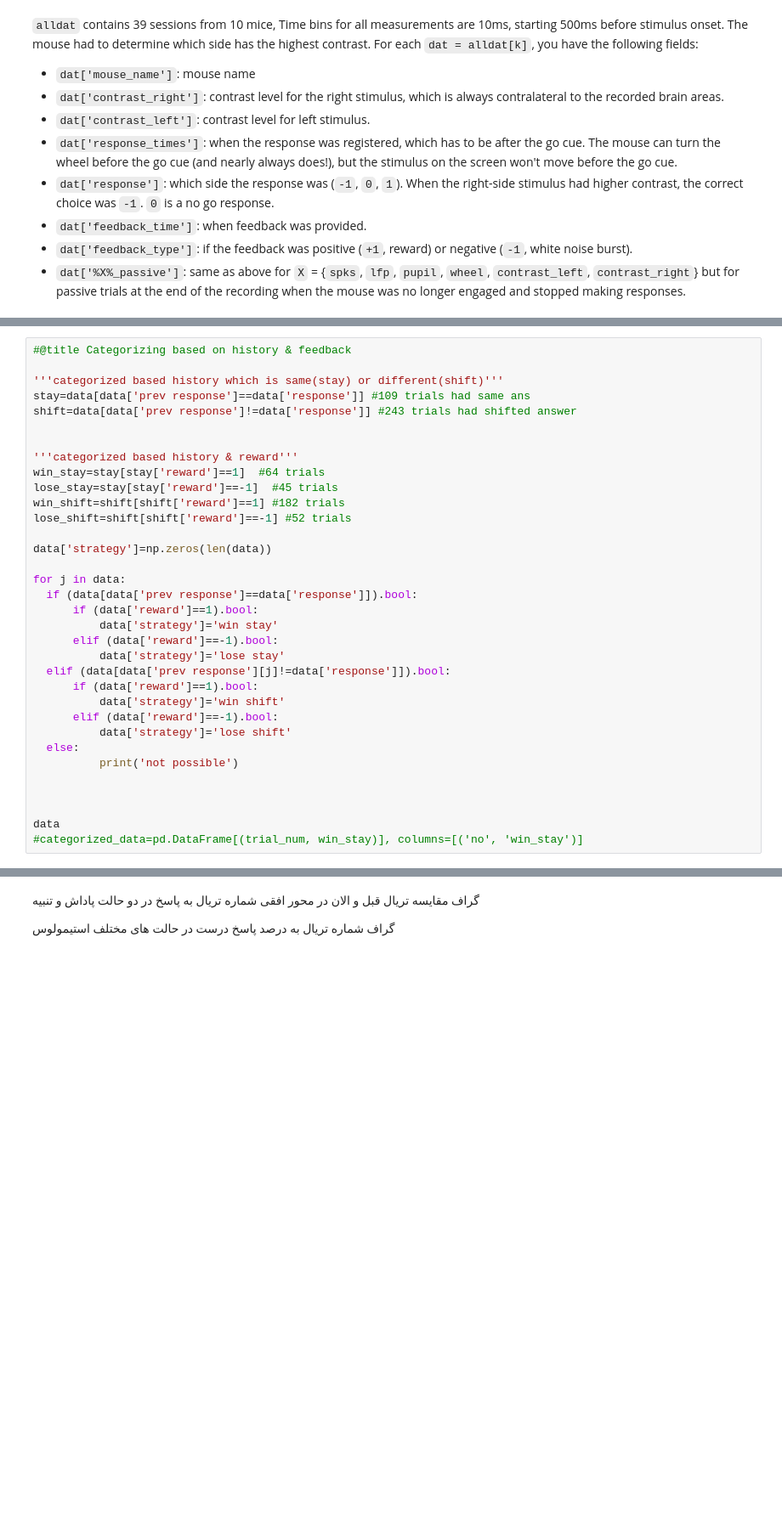
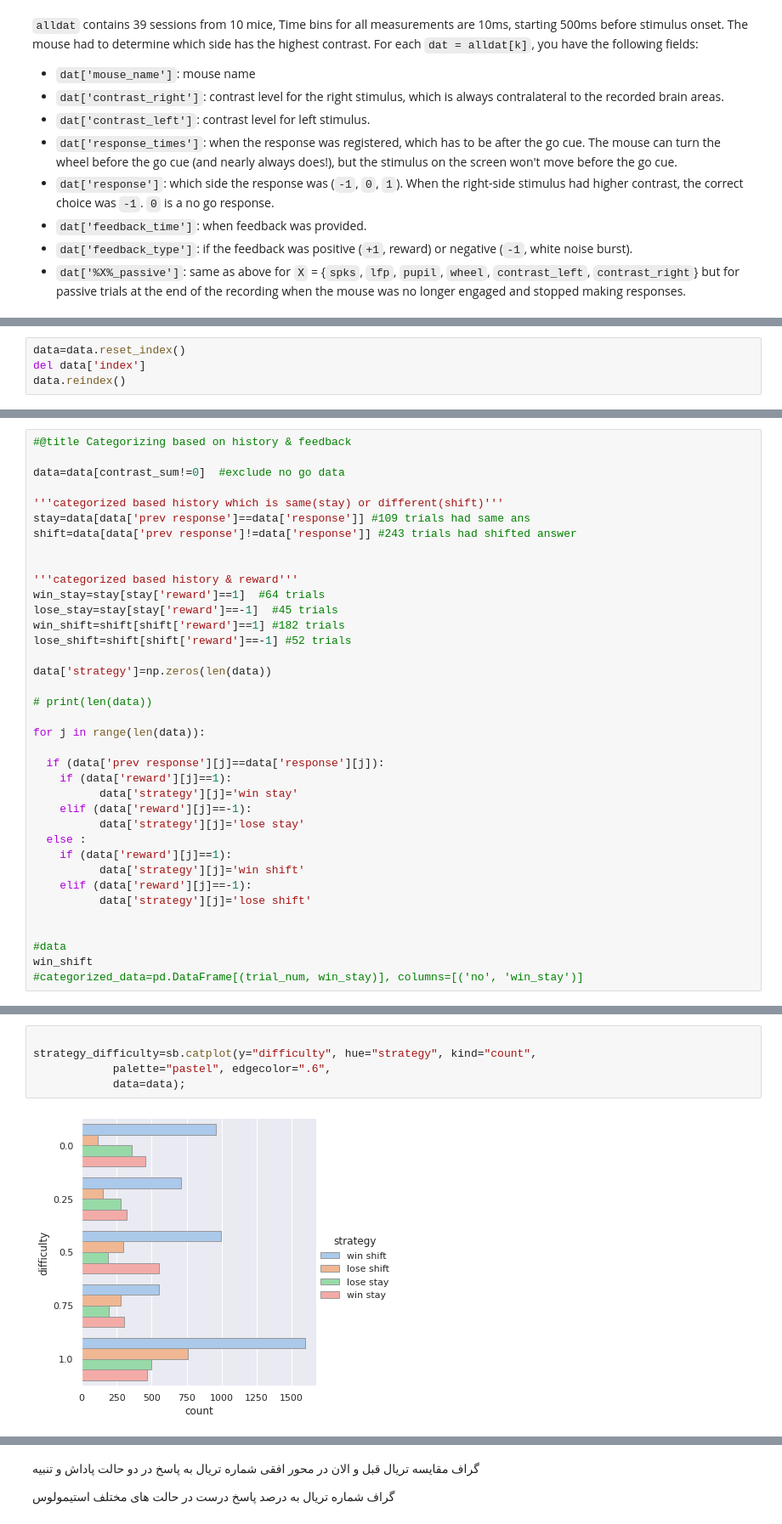
Before and after one commit to zova137/NMA, a Jupyter notebook: Load_steinmetz_decisions_(1)_(1).ipynb, the cells around one changed output, grey strips where cells are left out. Shown at 85% size. Saved outputs shown, nothing was run; the diff lists cells and outputs as text; blank space fills up the shorter version.

```diff
--- a/Load_steinmetz_decisions_(1)_(1).ipynb
+++ b/Load_steinmetz_decisions_(1)_(1).ipynb
@@ -112,0 +92,4 @@ KeyboardInterrupt
+# %%
+data=data.reset_index()
+del data['index']
+data.reindex()
@@ -129,5 +127,7 @@ Section below is different catgorizing for one recording (alldat[11]). If you wa
 # %%
 #@title Categorizing based on history & feedback
+
+data=data[contrast_sum!=0]  #exclude no go data
 
 '''categorized based history which is same(stay) or different(shift)'''
 stay=data[data['prev response']==data['response']] #109 trials had same ans
@@ -142,22 +142,23 @@ lose_shift=shift[shift['reward']==-1] #52 trials
 
 data['strategy']=np.zeros(len(data))
 
-for j in data:
-  if (data[data['prev response']==data['response']]).bool:
-      if (data['reward']==1).bool:
-          data['strategy']='win stay'
-      elif (data['reward']==-1).bool:
-          data['strategy']='lose stay'
-  elif (data[data['prev response'][j]!=data['response']]).bool:
-      if (data['reward']==1).bool:
-          data['strategy']='win shift'
-      elif (data['reward']==-1).bool:
-          data['strategy']='lose shift'
-  else:
-          print('not possible')
+# print(len(data))
+
+for j in range(len(data)):
+
+  if (data['prev response'][j]==data['response'][j]):
+    if (data['reward'][j]==1):
+          data['strategy'][j]='win stay'
+    elif (data['reward'][j]==-1):
+          data['strategy'][j]='lose stay'
+  else :
+    if (data['reward'][j]==1):
+          data['strategy'][j]='win shift'
+    elif (data['reward'][j]==-1):
+          data['strategy'][j]='lose shift'
 
 
-
-data
+#data
+win_shift
 #categorized_data=pd.DataFrame[(trial_num, win_stay)], columns=[('no', 'win_stay')]
 # %% [output]
@@ -176,0 +166,7 @@ data
+# %%
+
+strategy_difficulty=sb.catplot(y="difficulty", hue="strategy", kind="count",
+            palette="pastel", edgecolor=".6",
+            data=data);
+# %% [output]
+[figure, added]
```
Also changed, not shown: parts of 24 cells of this notebook.
